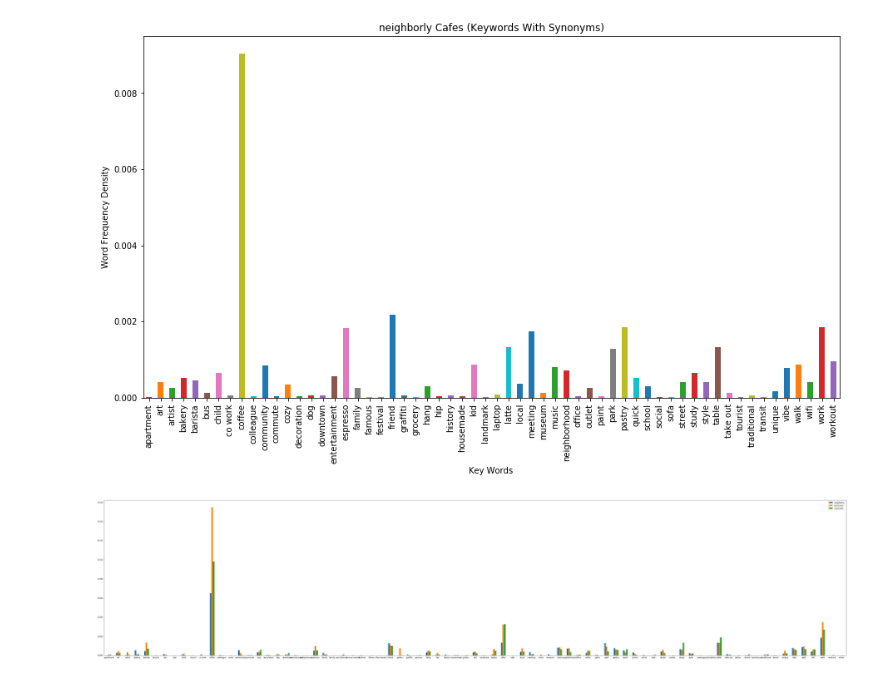
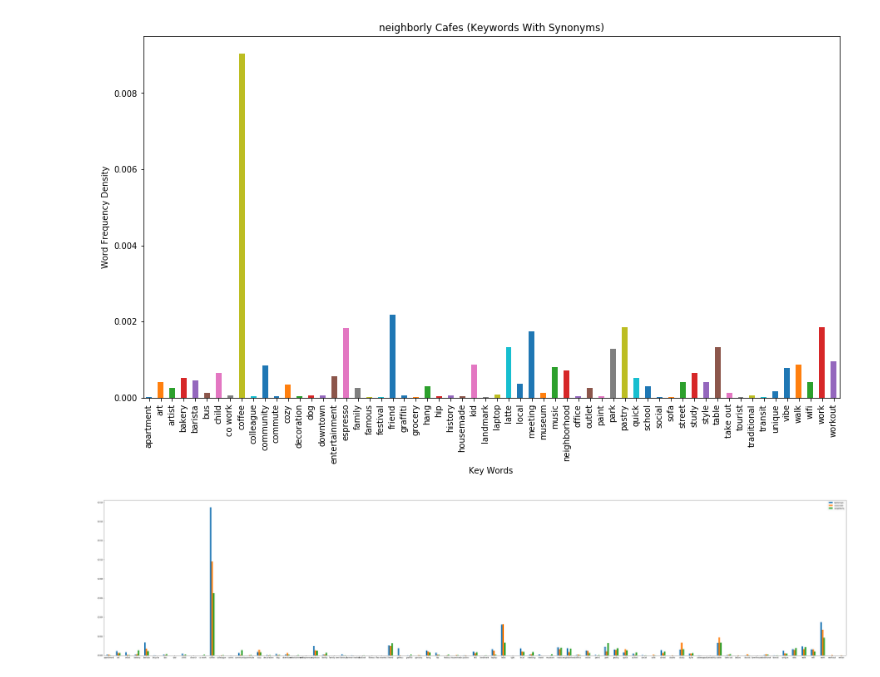
Before and after one commit to JinLi711/UIA, a Jupyter notebook: Yelp/NLP_NEW/notebooks/Text_Preprocess.ipynb, the cells around one changed output. Drawn from its saved outputs; the diff is of its cells as text; code cells hidden in the pictures.

```diff
--- a/Yelp/NLP_NEW/notebooks/Text_Preprocess.ipynb
+++ b/Yelp/NLP_NEW/notebooks/Text_Preprocess.ipynb
@@ -162,10 +162,10 @@ neighborly_plot_syn.create_plot()
 [figure]
 # %%
 df_occurences = pd.DataFrame({
+    'bohemian': bohemian_keywords,
+    'corporate': corporate_keywords,
     'neighborly': neighborly_keywords,
-    'bohemian': bohemian_keywords,
-    'corporate': corporate_keywords
 })
 pl.plot_multi_level_bar_graph(df_occurences, "../plots/key_word_frequency_plots/combined.png")
 # %% [output]
-[figure, old version]
+[figure, new version]
```
